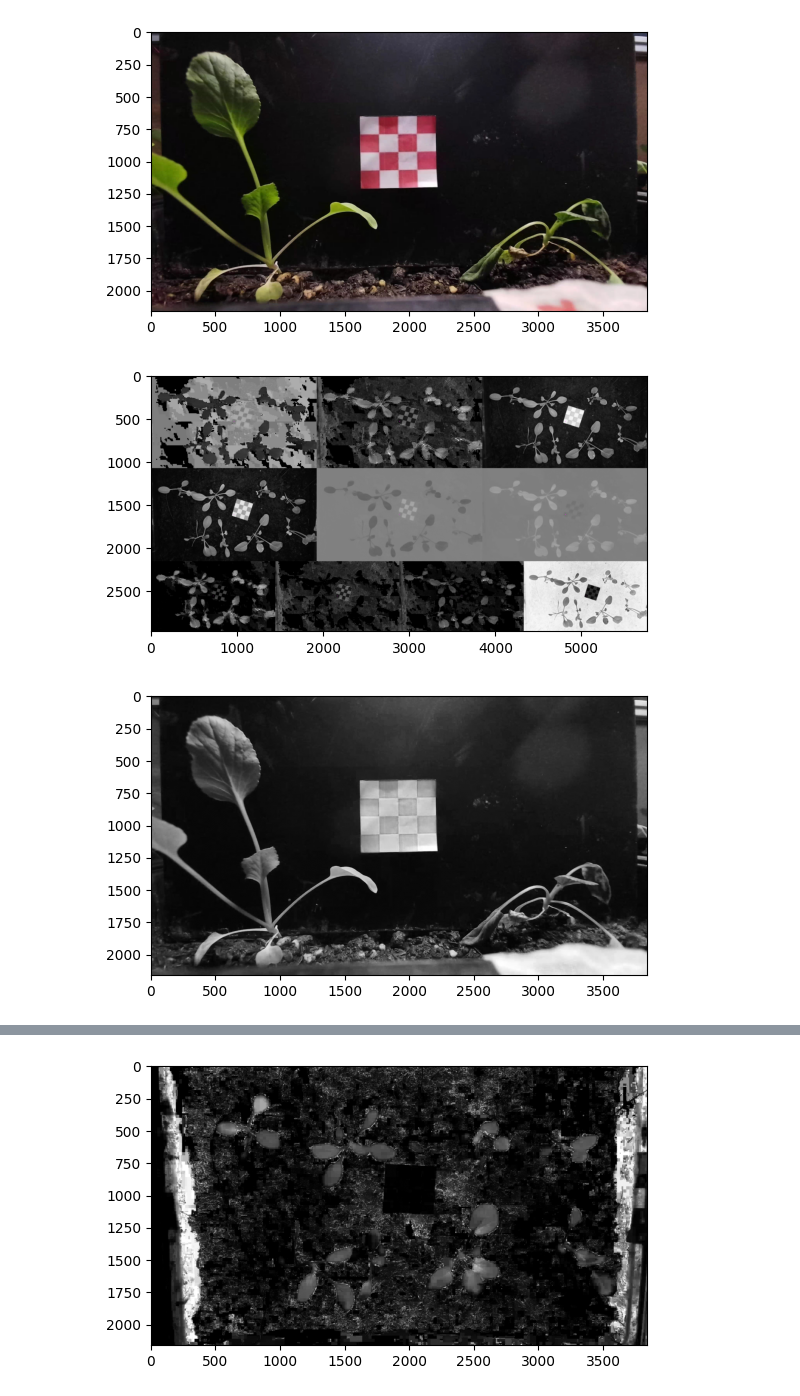
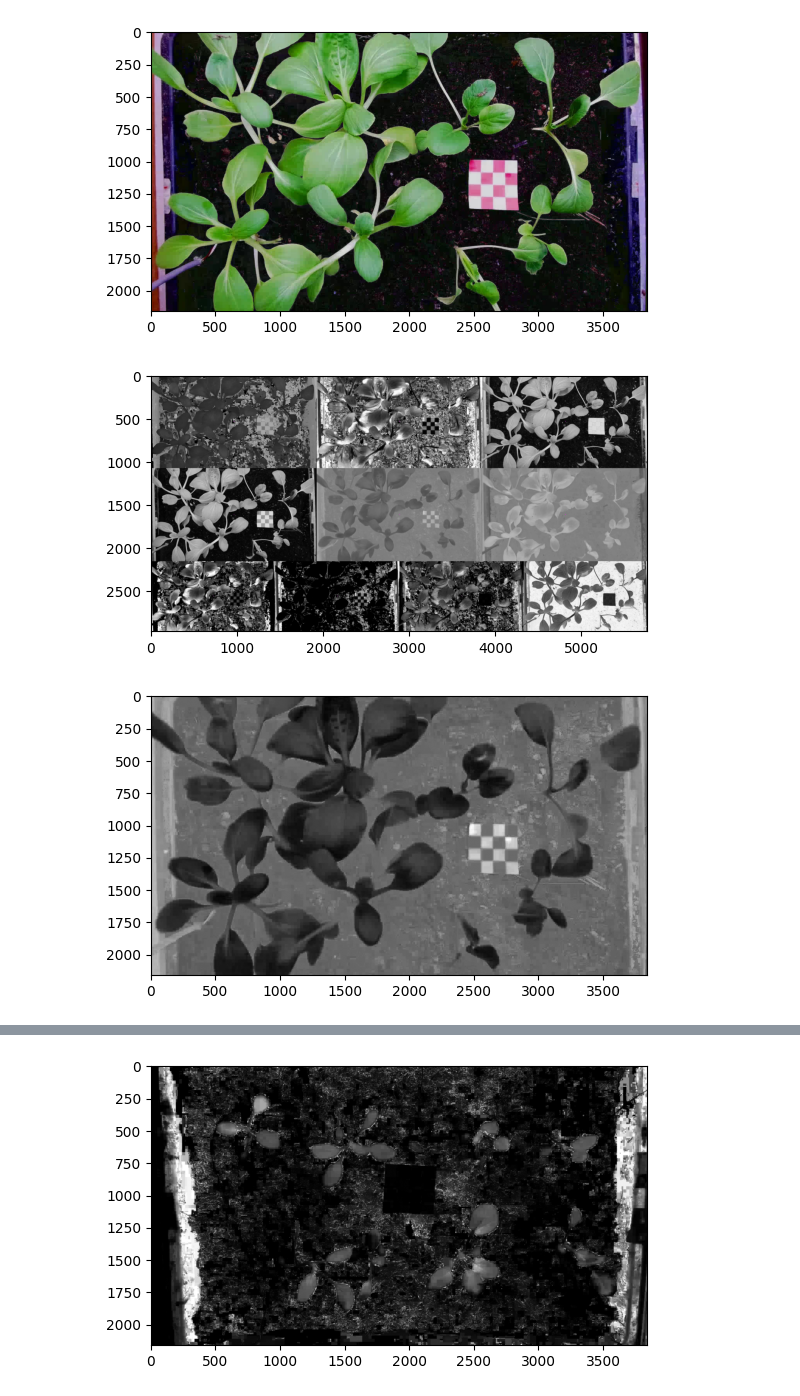
Before and after one commit to Pimmmvxg/Plant_analysis, a Jupyter notebook: notebooks/segmenting/top_view copy 3.ipynb, the cells around one changed output, grey strips where cells are left out. Saved outputs shown, nothing was run; the diff lists cells and outputs as text; code cells hidden in the pictures.

```diff
--- a/notebooks/segmenting/top_view copy 3.ipynb
+++ b/notebooks/segmenting/top_view copy 3.ipynb
@@ -8,7 +8,7 @@ from sklearn.cluster import KMeans
 from plantcv.learn import train_kmeans
 # %%
 # Set input variables
-args = WorkflowInputs(images=[r"R:\01-Organize\01-Management\01-Data Center\Brisk\06-AI & Machine Learning (D0340)\04-IOT_Smartfarm\picture_original_sideview_smartfarm\picture_sideview_23092025_142153.jpg"],
+args = WorkflowInputs(images=[r"R:\01-Organize\01-Management\01-Data Center\Brisk\06-AI & Machine Learning (D0340)\04-IOT_Smartfarm\picture_original_topview_smartfarm\picture_topview_01102025_153819.jpg"],
                       names="image",
                       result="plantcv_results.csv",
                       debug="plot")
@@ -21,12 +21,12 @@ pcv.params.text_thickness = 3
 # %%
 img, imgpath, imgname = pcv.readimage(filename=args.image)
 # %% [output]
-[figure, old version]
+[figure, new version]
 # %%
 colorspaces = pcv.visualize.colorspaces(rgb_img=img, original_img=False)
 # %% [output]
-[figure, old version]
+[figure, new version]
 # %%
-h = pcv.rgb2gray_hsv(rgb_img=img, channel='v')
+h = pcv.rgb2gray_lab(rgb_img=img, channel='a')
 # %% [output]
-[figure, old version]
+[figure, new version]
```
Also changed, not shown: parts of 4 cells of this notebook, 14 other files.
